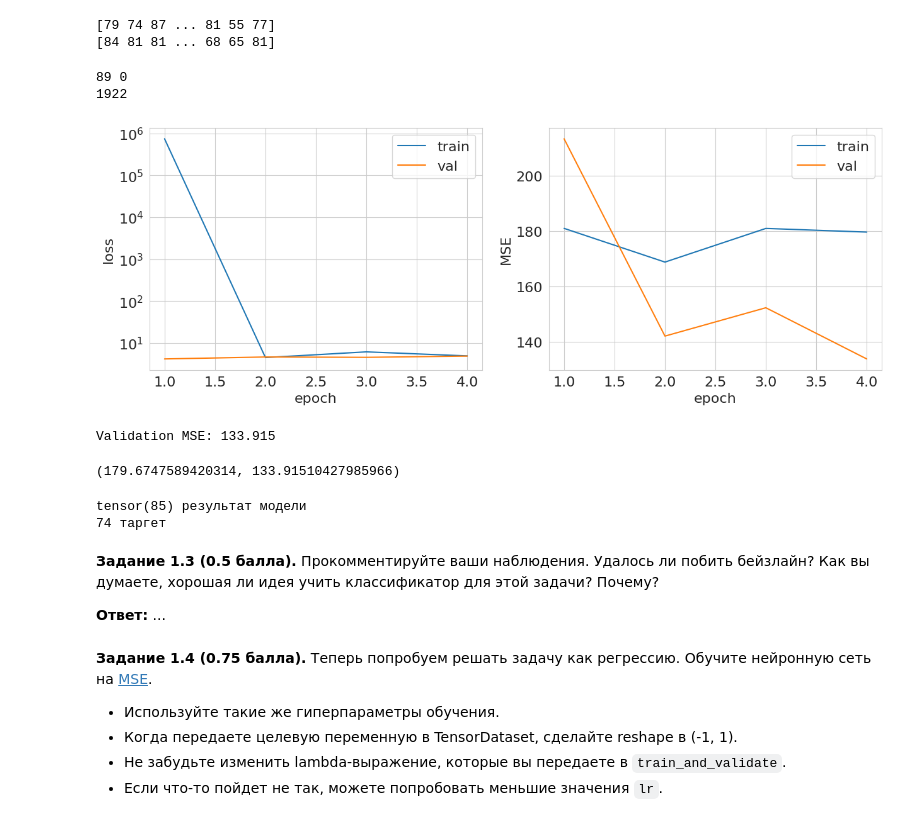
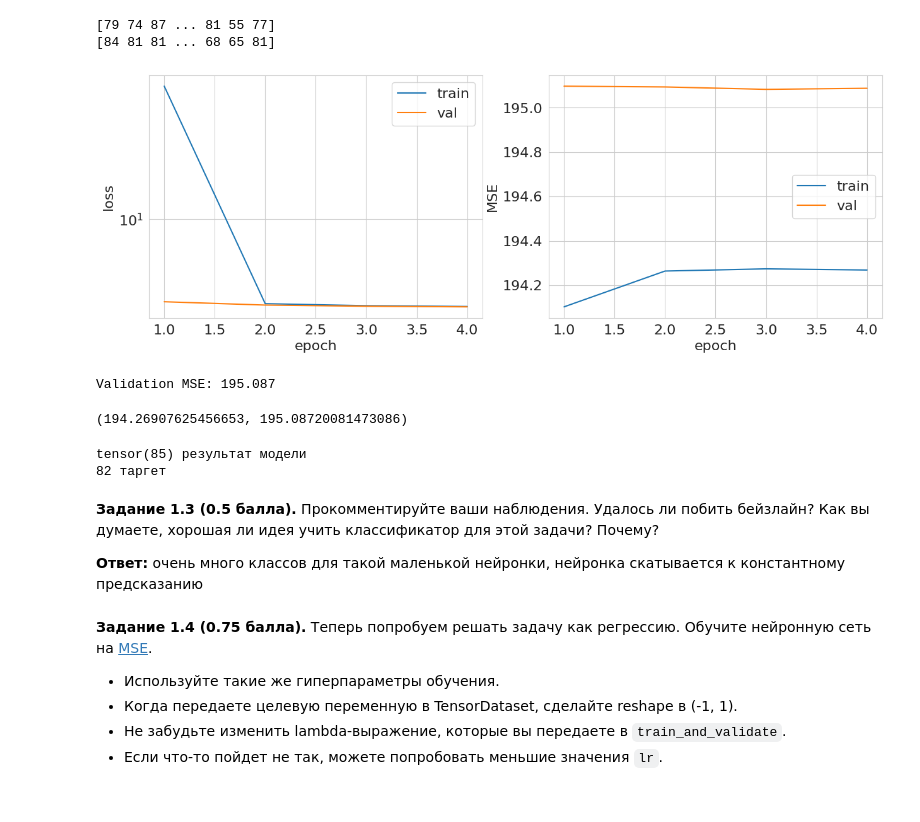
Before and after one commit to Pretzandalf/GitHubProjects, a Jupyter notebook: MDS1.ipynb, the cells around one changed output. Cells and saved outputs as stored; diff of their text form; code cells hidden in the pictures.

```diff
--- a/MDS1.ipynb
+++ b/MDS1.ipynb
@@ -202,6 +202,7 @@ def train_and_validate(model, optimizer, criterion, metric, train_loader, val_lo
         for i, (X_batch, y_batch) in enumerate(pbar, 1):
 
             # Мой код ------------------------
+            optimizer.zero_grad()
             predictions = model(X_batch)
             loss = criterion(predictions, y_batch)
             loss.backward()
@@ -253,7 +254,8 @@ def train_and_validate(model, optimizer, criterion, metric, train_loader, val_lo
     if verbose:
         print(f'Validation MSE: {val_metrics[-1]:.3f}')
 
-    return train_metrics[-1], val_metrics[-1]
+    # return train_metrics[0], val_metrics[0]
+    return train_metrics, val_metrics
 # %% [markdown]
 **Задание 1.2 (0.75 балла).** Попробуем обучить нашу первую нейронную сеть. Здесь целевая переменная дискретная &mdash; это год выпуска песни. Поэтому будем учить сеть на классификацию c помощью [кросс-энтропийной функции потерь](https://pytorch.org/docs/stable/generated/torch.nn.CrossEntropyLoss.html).
 
@@ -276,12 +279,6 @@ print(y_val)
 # %% [output]
 [79 74 87 ... 81 55 77]
 [84 81 81 ... 68 65 81]
-# %%
-print(y_train.max(), y_train.min())
-print(Yearmin)
-# %% [output]
-89 0
-1922
 # %%
 batch_size=64
 
@@ -295,42 +292,40 @@ val_loader  = torch.utils.data.DataLoader(val_base, batch_size, shuffle=True)
 
 
 class Clasmodule(nn.Module):
     def __init__(self):
         super(Clasmodule, self).__init__()
         self.layer1 = nn.Sequential(nn.Linear(90, 128),
                                     nn.ReLU())
-        self.layer2 = nn.Sequential(nn.Linear(128, 128),
-                                    nn.ReLU())
-        self.layer3 = nn.Sequential(nn.Linear(128, 90))
+
+        self.layer2 = nn.Sequential(nn.Linear(128, 90))
 
 
     def forward(self, x):
         out = self.layer1(x)
         out = self.layer2(out)
-        out = self.layer3(out)
         return out
 
 
 model = Clasmodule()
 
 
 
 optimizer = torch.optim.SGD(model.parameters(), lr=1e-2)
 criterion = nn.CrossEntropyLoss()
 
 
 metric_f = lambda predictions, y_batch: torch.sum((torch.argmax(predictions, dim=1).reshape(-1, 1) - y_batch.reshape(-1, 1))**2)/batch_size
 
 
 
 train_and_validate(model, optimizer, criterion, metric_f, train_loader, val_loader,
                        num_epochs = 4)
 # %% [output]
-[figure, old version]
+[figure, new version]
-Validation MSE: 133.915
+Validation MSE: 195.087
-(179.6747589420314, 133.91510427985966)
+(194.26907625456653, 195.08720081473086)
 # %%
-i = 980
+i = 98
 
 a = model(torch.from_numpy(X_train[i]).type(torch.float32)).reshape(-1,1)
 
@@ -339,11 +334,11 @@ print(torch.argmax(a),"результат модели")
 print(y_train[i],"таргет")
 # %% [output]
 tensor(85) результат модели
-74 таргет
+82 таргет
 # %% [markdown]
 **Задание 1.3 (0.5 балла).** Прокомментируйте ваши наблюдения. Удалось ли побить бейзлайн? Как вы думаете, хорошая ли идея учить классификатор для этой задачи? Почему?
 
-**Ответ:** ...
+**Ответ:** очень много классов для такой маленькой нейронки, нейронка скатывается к константному предсказанию
 # %% [markdown]
 **Задание 1.4 (0.75 балла).** Теперь попробуем решать задачу как регрессию. Обучите нейронную сеть на [MSE](https://pytorch.org/docs/stable/generated/torch.nn.MSELoss.html).
 
```
Also changed, not shown: parts of 28 cells of this notebook.
